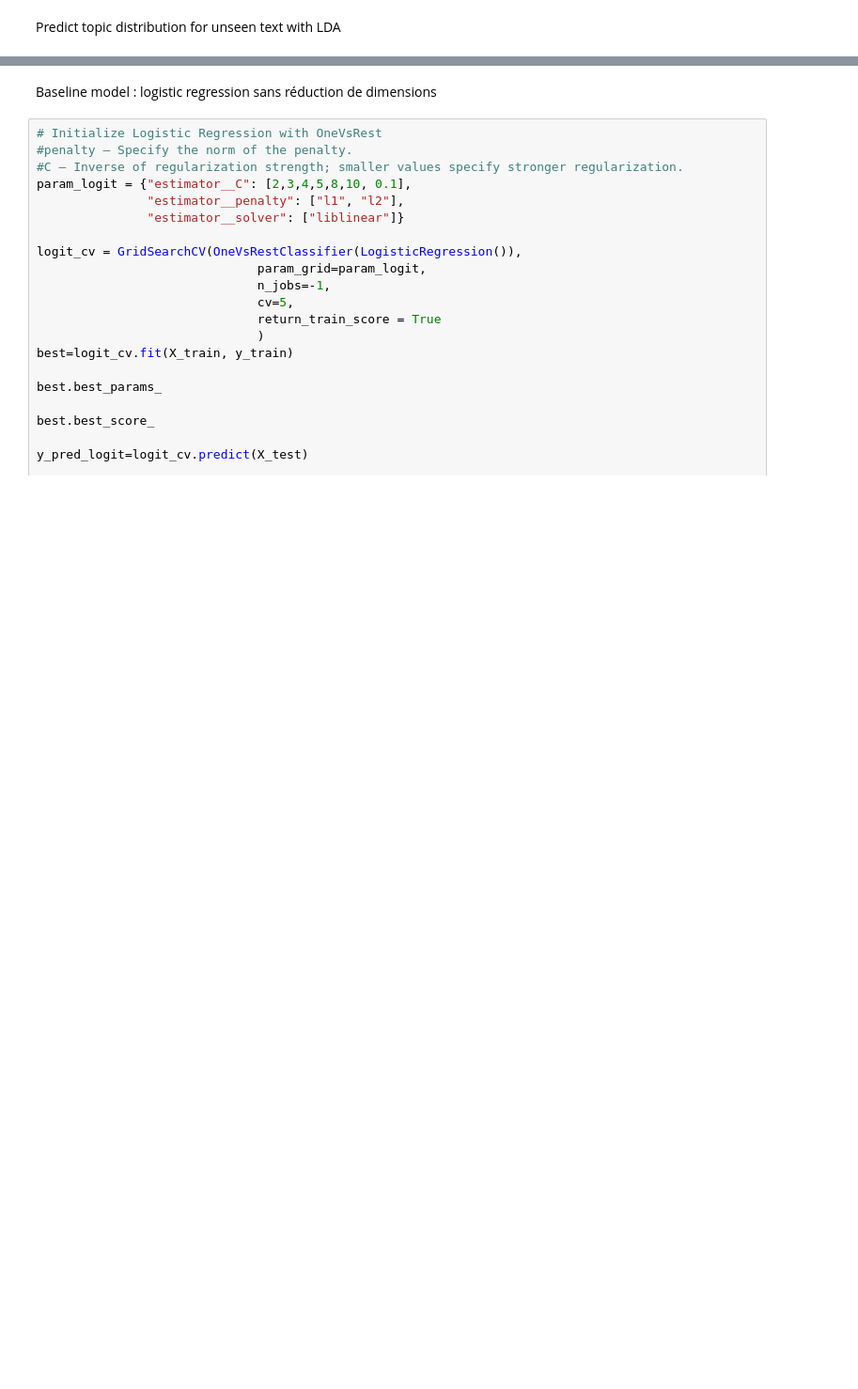
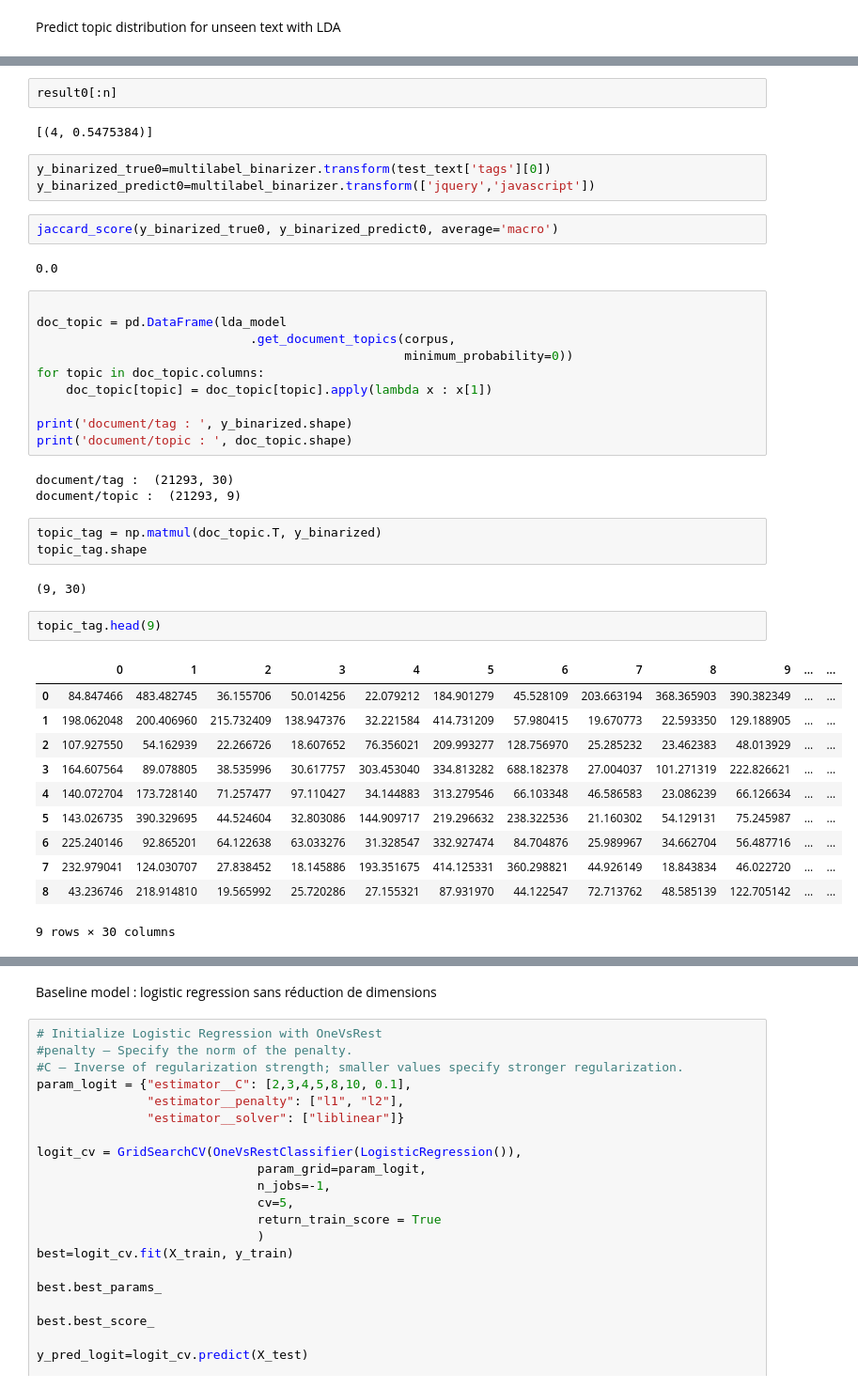
Before and after one commit to nicescience/ML_P5_M_M, a Jupyter notebook: nlp_eda.ipynb, the cells around one changed output, grey strips where cells are left out. Shown at 94% size. Saved outputs shown, nothing was run; the diff lists cells and outputs as text; blank space fills up the shorter version.

Commit message:
update_jaccard_score_lda

```diff
--- a/nlp_eda.ipynb
+++ b/nlp_eda.ipynb
@@ -876,0 +869,43 @@ lda_model[new_text_corpus]
+# %%
+result0[:n]
+# %% [output]
+[(4, 0.5475384)]
+# %%
+y_binarized_true0=multilabel_binarizer.transform(test_text['tags'][0])
+y_binarized_predict0=multilabel_binarizer.transform(['jquery','javascript'])
+# %%
+jaccard_score(y_binarized_true0, y_binarized_predict0, average='macro')
+# %% [output]
+0.0
+# %%
+
+doc_topic = pd.DataFrame(lda_model
+                             .get_document_topics(corpus,
+                                                  minimum_probability=0))
+for topic in doc_topic.columns:
+    doc_topic[topic] = doc_topic[topic].apply(lambda x : x[1])
+
+print('document/tag : ', y_binarized.shape)
+print('document/topic : ', doc_topic.shape)
+# %% [output]
+document/tag :  (21293, 30)
+document/topic :  (21293, 9)
+# %%
+topic_tag = np.matmul(doc_topic.T, y_binarized)
+topic_tag.shape
+# %% [output]
+(9, 30)
+# %%
+topic_tag.head(9)
+# %% [output]
+|  | 0 | 1 | 2 | 3 | 4 | 5 | 6 | 7 | 8 | 9 | ... | ... |
+| 0 | 84.847466 | 483.482745 | 36.155706 | 50.014256 | 22.079212 | 184.901279 | 45.528109 | 203.663194 | 368.365903 | 390.382349 | ... | ... |
+| 1 | 198.062048 | 200.406960 | 215.732409 | 138.947376 | 32.221584 | 414.731209 | 57.980415 | 19.670773 | 22.593350 | 129.188905 | ... | ... |
+| 2 | 107.927550 | 54.162939 | 22.266726 | 18.607652 | 76.356021 | 209.993277 | 128.756970 | 25.285232 | 23.462383 | 48.013929 | ... | ... |
+| 3 | 164.607564 | 89.078805 | 38.535996 | 30.617757 | 303.453040 | 334.813282 | 688.182378 | 27.004037 | 101.271319 | 222.826621 | ... | ... |
+| 4 | 140.072704 | 173.728140 | 71.257477 | 97.110427 | 34.144883 | 313.279546 | 66.103348 | 46.586583 | 23.086239 | 66.126634 | ... | ... |
+| 5 | 143.026735 | 390.329695 | 44.524604 | 32.803086 | 144.909717 | 219.296632 | 238.322536 | 21.160302 | 54.129131 | 75.245987 | ... | ... |
+| 6 | 225.240146 | 92.865201 | 64.122638 | 63.033276 | 31.328547 | 332.927474 | 84.704876 | 25.989967 | 34.662704 | 56.487716 | ... | ... |
+| 7 | 232.979041 | 124.030707 | 27.838452 | 18.145886 | 193.351675 | 414.125331 | 360.298821 | 44.926149 | 18.843834 | 46.022720 | ... | ... |
+| 8 | 43.236746 | 218.914810 | 19.565992 | 25.720286 | 27.155321 | 87.931970 | 44.122547 | 72.713762 | 48.585139 | 122.705142 | ... | ... |
+9 rows × 30 columns
```
Also changed, not shown: parts of 38 cells of this notebook, 4 other files.
